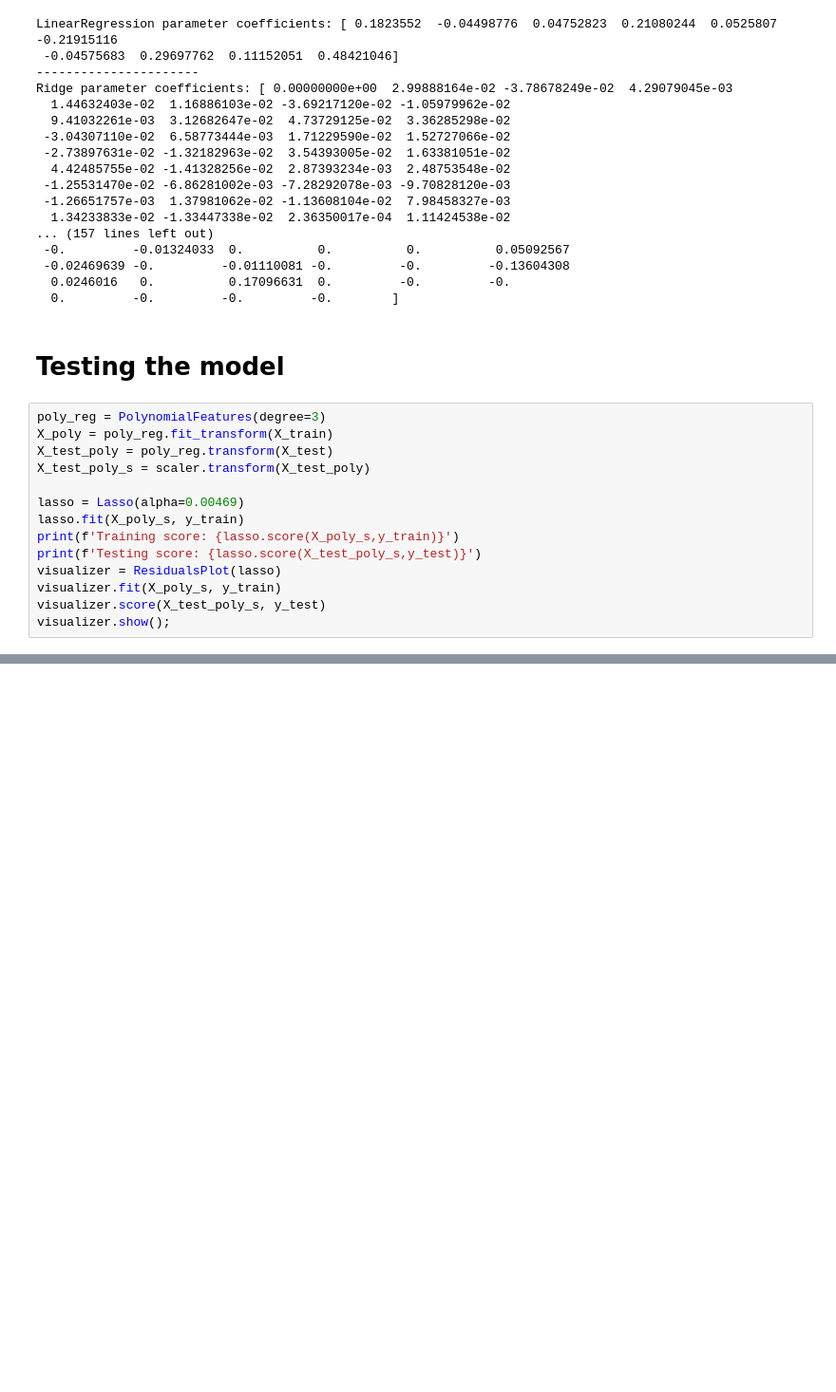
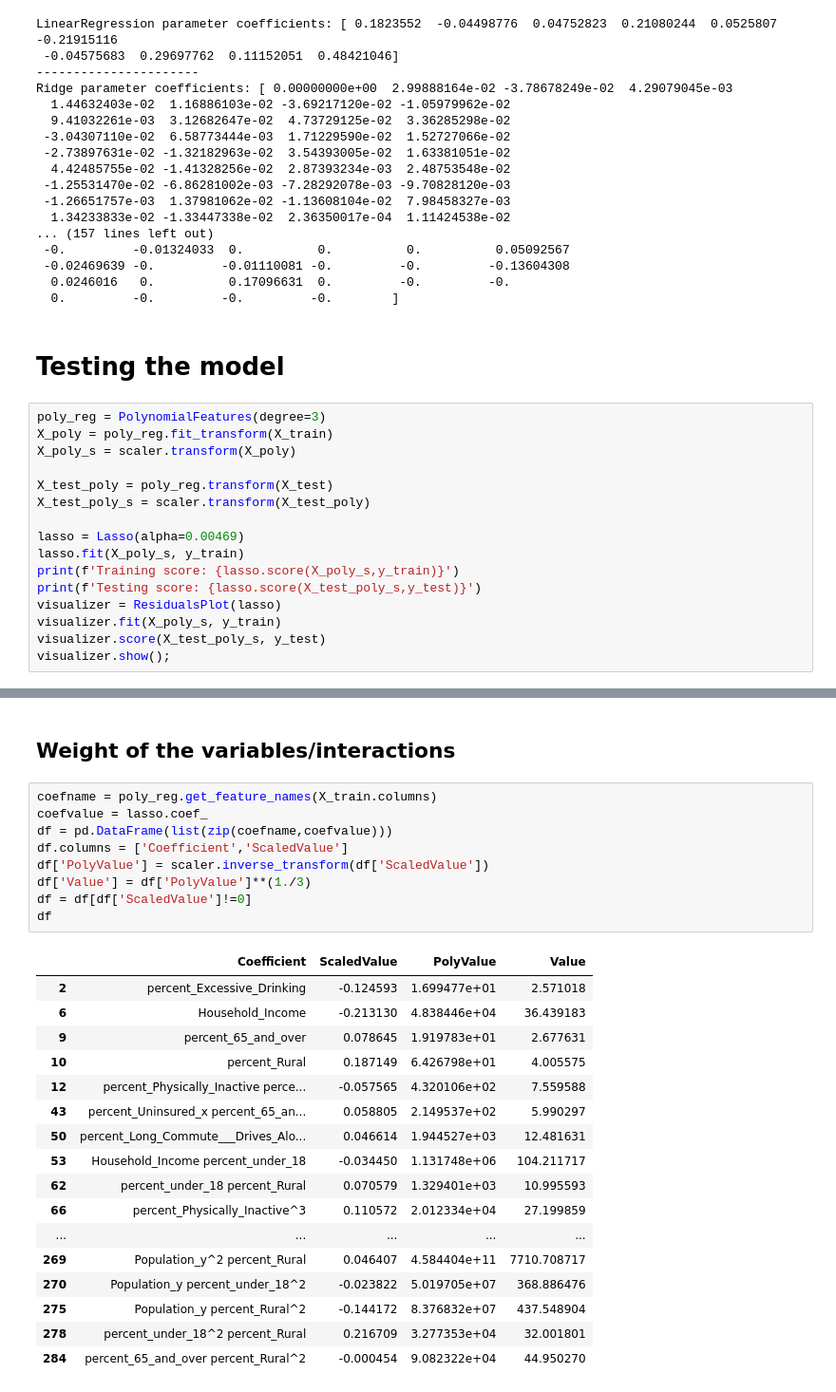
Before and after one commit to aghilissen/Mod_4_Project, a Jupyter notebook: AG.ipynb, the cells around one changed output, grey strips where cells are left out. Shown at 95% size. Cells and saved outputs as stored; diff of their text form; blank space fills up the shorter version.

Commit message:
Coefficients are de-transformed

```diff
--- a/AG.ipynb
+++ b/AG.ipynb
@@ -348,6 +348,8 @@ Ridge parameter coefficients: [ 0.00000000e+00  2.99888164e-02 -3.78678249e-02
 # %%
 poly_reg = PolynomialFeatures(degree=3)
 X_poly = poly_reg.fit_transform(X_train)
+X_poly_s = scaler.transform(X_poly)
+
 X_test_poly = poly_reg.transform(X_test)
 X_test_poly_s = scaler.transform(X_test_poly)
 
@@ -381,0 +374,29 @@ sns.scatterplot(model.predict(X_train), [0 for i in range(len(X_train))])
+# %% [markdown]
+## Weight of the variables/interactions
+# %%
+coefname = poly_reg.get_feature_names(X_train.columns)
+coefvalue = lasso.coef_
+df = pd.DataFrame(list(zip(coefname,coefvalue)))
+df.columns = ['Coefficient','ScaledValue']
+df['PolyValue'] = scaler.inverse_transform(df['ScaledValue'])
+df['Value'] = df['PolyValue']**(1./3)
+df = df[df['ScaledValue']!=0]
+df
+# %% [output]
+|  | Coefficient | ScaledValue | PolyValue | Value |
+| 2 | percent_Excessive_Drinking | -0.124593 | 1.699477e+01 | 2.571018 |
+| 6 | Household_Income | -0.213130 | 4.838446e+04 | 36.439183 |
+| 9 | percent_65_and_over | 0.078645 | 1.919783e+01 | 2.677631 |
+| 10 | percent_Rural | 0.187149 | 6.426798e+01 | 4.005575 |
+| 12 | percent_Physically_Inactive perce... | -0.057565 | 4.320106e+02 | 7.559588 |
+| 43 | percent_Uninsured_x percent_65_an... | 0.058805 | 2.149537e+02 | 5.990297 |
+| 50 | percent_Long_Commute___Drives_Alo... | 0.046614 | 1.944527e+03 | 12.481631 |
+| 53 | Household_Income percent_under_18 | -0.034450 | 1.131748e+06 | 104.211717 |
+| 62 | percent_under_18 percent_Rural | 0.070579 | 1.329401e+03 | 10.995593 |
+| 66 | percent_Physically_Inactive^3 | 0.110572 | 2.012334e+04 | 27.199859 |
+| ... | ... | ... | ... | ... |
+| 269 | Population_y^2 percent_Rural | 0.046407 | 4.584404e+11 | 7710.708717 |
+| 270 | Population_y percent_under_18^2 | -0.023822 | 5.019705e+07 | 368.886476 |
+| 275 | Population_y percent_Rural^2 | -0.144172 | 8.376832e+07 | 437.548904 |
+| 278 | percent_under_18^2 percent_Rural | 0.216709 | 3.277353e+04 | 32.001801 |
+| 284 | percent_65_and_over percent_Rural^2 | -0.000454 | 9.082322e+04 | 44.950270 |
```
Also changed, not shown: parts of 8 cells of this notebook.
